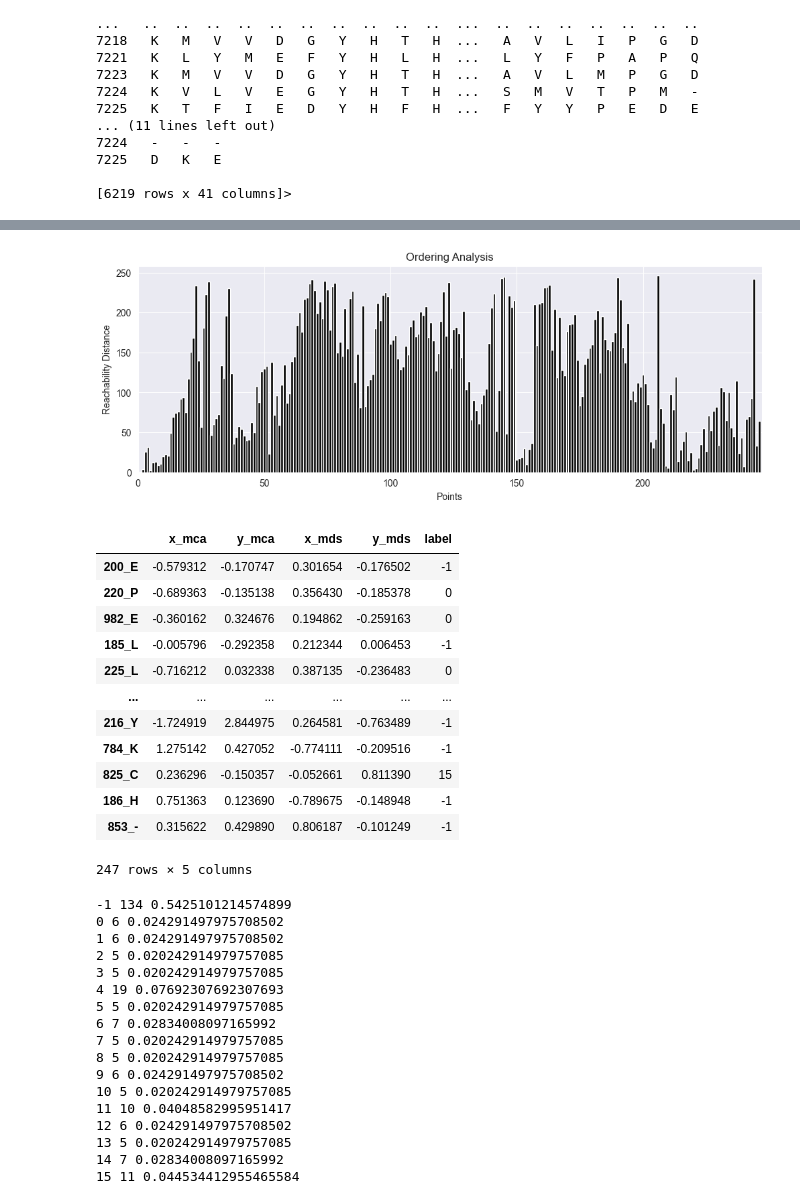
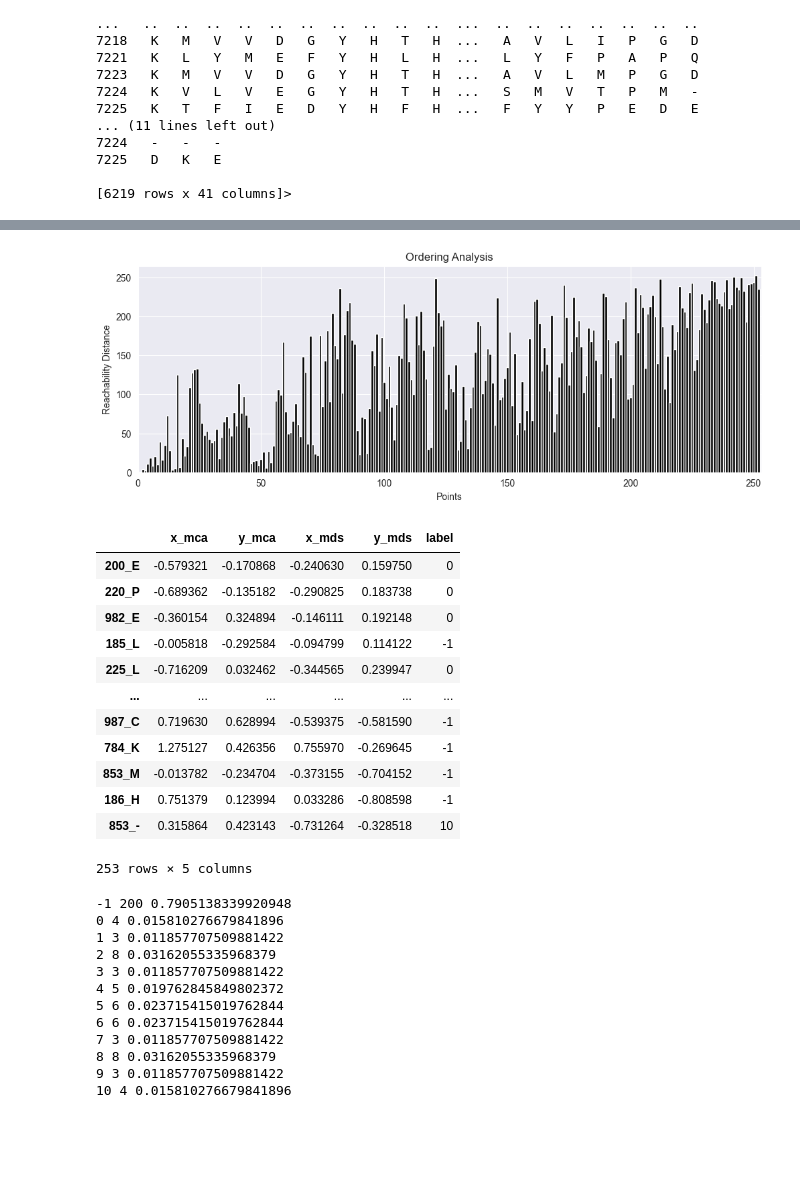
Before and after one commit to lcobiodata/msautils, a Jupyter notebook: examples/ring-hydroxylating_dioxygenase/test_method_1.ipynb, the cells around one changed output, grey strips where cells are left out. Cells and saved outputs as stored; diff of their text form; code cells hidden in the pictures; blank space fills up the shorter version.

```diff
--- a/examples/ring-hydroxylating_dioxygenase/test_method_1.ipynb
+++ b/examples/ring-hydroxylating_dioxygenase/test_method_1.ipynb
@@ -600,29 +600,27 @@ plt.show()
 # %%
-# Assuming D is the distance matrix
-
-# Perform MDS to obtain the actual points
-mds = MDS(n_components=2, dissimilarity='precomputed', normalized_stress='auto')
-points = mds.fit_transform(D)
-
 # Apply OPTICS on the points
-optics = OPTICS()
-optics.fit(points)
+optics = OPTICS(metric='precomputed', min_samples=3)
+optics.fit(D)
 
 ordering = optics.ordering_
 # Retrieve cluster labels and ordering information
 cluster_labels = optics.labels_
 
 # Plot the ordering analysis
 plt.figure(figsize=(12, 4))
 plt.bar(range(len(ordering)), ordering, width=1., color='black')
 plt.xlim([0, len(ordering)])
 plt.xlabel('Points')
 plt.ylabel('Reachability Distance')
 plt.title('Ordering Analysis')
 plt.show()
 # %% [output]
-[figure, old version]
+[figure, new version]
 # %%
+# Perform MDS to obtain the actual points
+mds = MDS(n_components=2, dissimilarity='precomputed', normalized_stress='auto')
+points = mds.fit_transform(D)
+
 df_res['x_mds'] = points[:,0]
 df_res['y_mds'] = points[:,1]
 df_res['label'] = cluster_labels
@@ -630,18 +628,18 @@ df_res = df_res.copy()
 df_res
 # %% [output]
 |  | x_mca | y_mca | x_mds | y_mds | label |
-| 200_E | -0.579312 | -0.170747 | 0.301654 | -0.176502 | -1 |
-| 220_P | -0.689363 | -0.135138 | 0.356430 | -0.185378 | 0 |
-| 982_E | -0.360162 | 0.324676 | 0.194862 | -0.259163 | 0 |
-| 185_L | -0.005796 | -0.292358 | 0.212344 | 0.006453 | -1 |
-| 225_L | -0.716212 | 0.032338 | 0.387135 | -0.236483 | 0 |
+| 200_E | -0.579321 | -0.170868 | -0.240630 | 0.159750 | 0 |
+| 220_P | -0.689362 | -0.135182 | -0.290825 | 0.183738 | 0 |
+| 982_E | -0.360154 | 0.324894 | -0.146111 | 0.192148 | 0 |
+| 185_L | -0.005818 | -0.292584 | -0.094799 | 0.114122 | -1 |
+| 225_L | -0.716209 | 0.032462 | -0.344565 | 0.239947 | 0 |
 | ... | ... | ... | ... | ... | ... |
-| 216_Y | -1.724919 | 2.844975 | 0.264581 | -0.763489 | -1 |
-| 784_K | 1.275142 | 0.427052 | -0.774111 | -0.209516 | -1 |
-| 825_C | 0.236296 | -0.150357 | -0.052661 | 0.811390 | 15 |
-| 186_H | 0.751363 | 0.123690 | -0.789675 | -0.148948 | -1 |
-| 853_- | 0.315622 | 0.429890 | 0.806187 | -0.101249 | -1 |
+| 987_C | 0.719630 | 0.628994 | -0.539375 | -0.581590 | -1 |
+| 784_K | 1.275127 | 0.426356 | 0.755970 | -0.269645 | -1 |
+| 853_M | -0.013782 | -0.234704 | -0.373155 | -0.704152 | -1 |
+| 186_H | 0.751379 | 0.123994 | 0.033286 | -0.808598 | -1 |
+| 853_- | 0.315864 | 0.423143 | -0.731264 | -0.328518 | 10 |
-247 rows × 5 columns
+253 rows × 5 columns
 # %%
 # Find the unique values and their counts
 unique_values, counts = np.unique(cluster_labels, return_counts=True)
@@ -653,23 +651,18 @@ proportions = counts / len(cluster_labels)
 for value, count, proportion in zip(unique_values, counts, proportions):
     print(value, count, proportion)
 # %% [output]
--1 134 0.5425101214574899
-0 6 0.024291497975708502
-1 6 0.024291497975708502
-2 5 0.020242914979757085
-3 5 0.020242914979757085
-4 19 0.07692307692307693
-5 5 0.020242914979757085
-6 7 0.02834008097165992
-7 5 0.020242914979757085
-8 5 0.020242914979757085
-9 6 0.024291497975708502
-10 5 0.020242914979757085
-11 10 0.04048582995951417
-12 6 0.024291497975708502
-13 5 0.020242914979757085
-14 7 0.02834008097165992
-15 11 0.044534412955465584
+-1 200 0.7905138339920948
+0 4 0.015810276679841896
+1 3 0.011857707509881422
+2 8 0.03162055335968379
+3 3 0.011857707509881422
+4 5 0.019762845849802372
+5 6 0.023715415019762844
+6 6 0.023715415019762844
+7 3 0.011857707509881422
+8 8 0.03162055335968379
+9 3 0.011857707509881422
+10 4 0.015810276679841896
 # %%
 # Create a figure with two subplots
 fig, axs = plt.subplots(1, 2, figsize=(12, 7))
```
Also changed, not shown: parts of 19 cells of this notebook.
